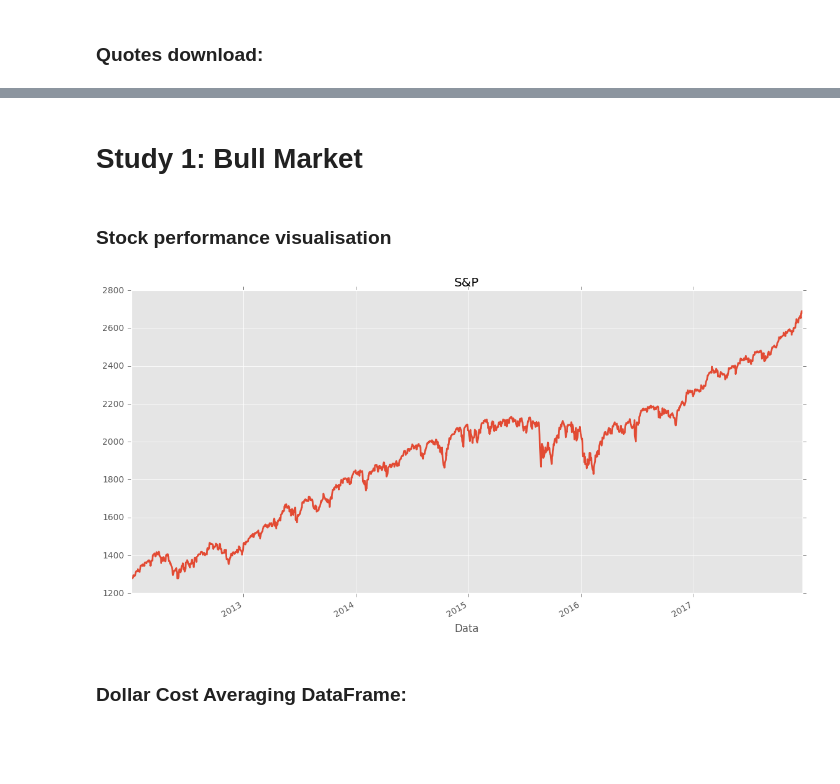
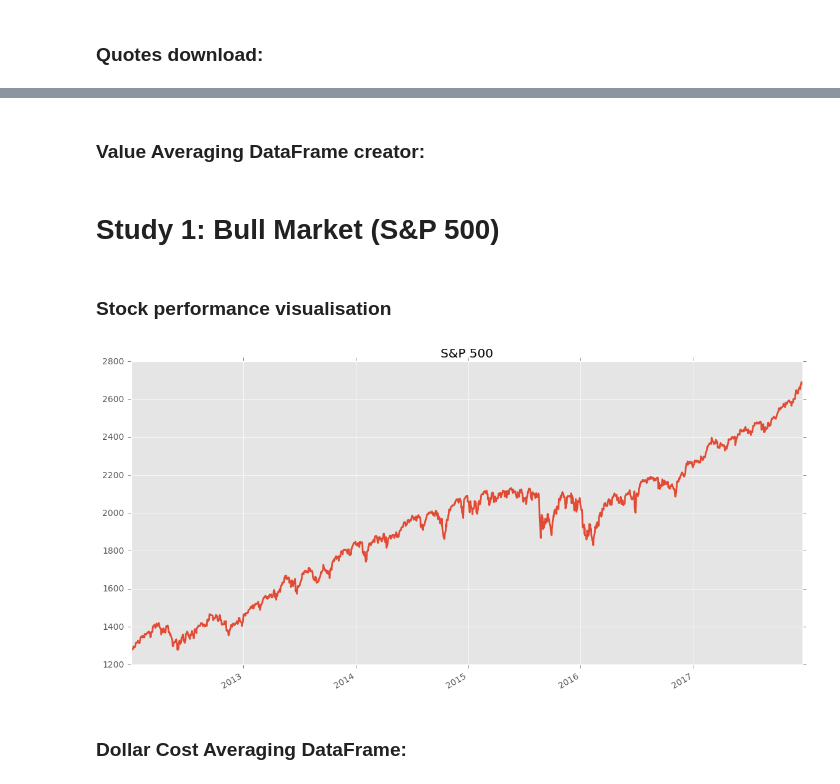
Before and after one commit to BuzuGit/Dollar-Cost-Averaging-vs-Value-Averaging-Analysis, a Jupyter notebook: Value Averaging Analysis.ipynb, the cells around one changed output, grey strips where cells are left out. Cells and saved outputs as stored; diff of their text form; code cells hidden in the pictures; blank space fills up the shorter version.

```diff
--- a/Value Averaging Analysis.ipynb
+++ b/Value Averaging Analysis.ipynb
@@ -60,0 +56,2 @@ def quotes_df(ticker, start, end):
+# %% [markdown]
+### Value Averaging DataFrame creator:
@@ -61,12 +101,13 @@ def quotes_df(ticker, start, end):
 # %% [markdown]
-# Study 1: Bull Market
+# Study 1: Bull Market (S&P 500)
 # %% [markdown]
 ### Stock performance visualisation
 # %%
-quotes = quotes_df('^SPX', '20120101', '20180101')
+bull_df = quotes_df('^SPX', '20120101', '20180101')
 # %%
-ax = quotes.plot(figsize=(14,7), linewidth=2, legend=False, title = 'S&P');
+ax = bull_df.plot(figsize=(14,7), linewidth=2, legend=False, title = 'S&P 500')
+plt.xlabel('');
 # %% [output]
-[figure, old version]
+[figure, new version]
 # %% [markdown]
 ### Dollar Cost Averaging DataFrame:
```
Also changed, not shown: parts of 33 cells of this notebook.
